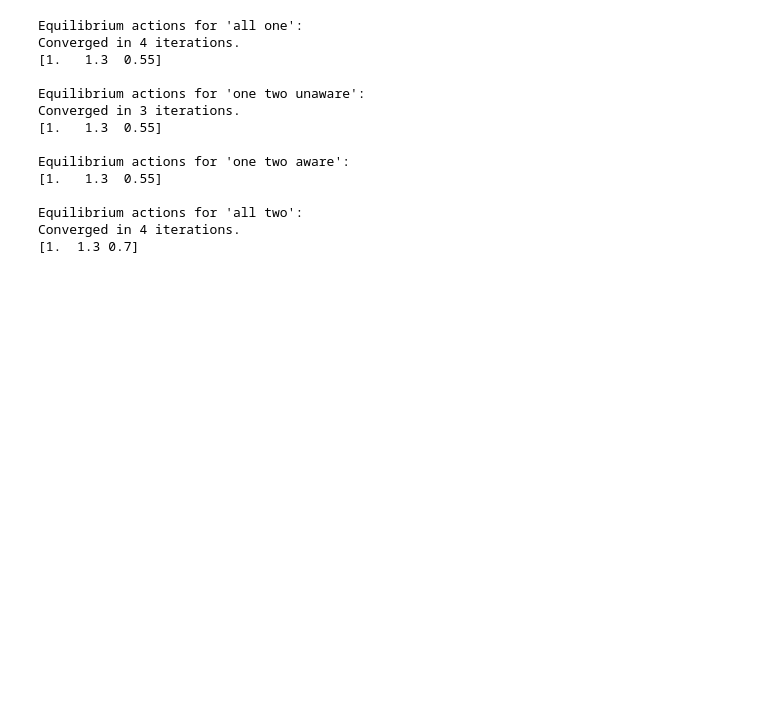
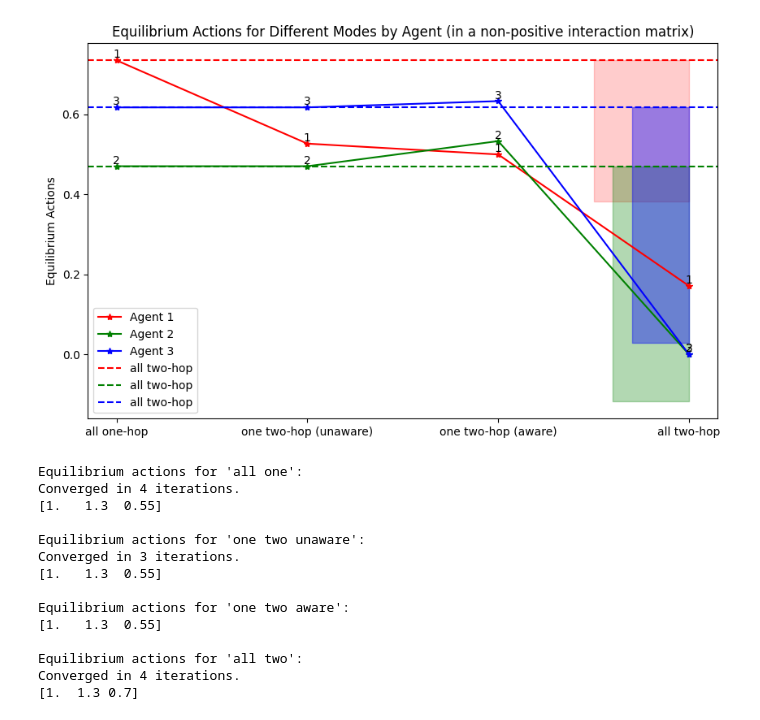
Before and after one commit to RamanEbrahimi/Research, a Jupyter notebook: K-level Network/k-hop - GameSec/k-hop-example_2.ipynb, the cells around one changed output. Saved outputs shown, nothing was run; the diff lists cells and outputs as text; code cells hidden in the pictures; blank space fills up the shorter version.

```diff
--- a/K-level Network/k-hop - GameSec/k-hop-example_2.ipynb
+++ b/K-level Network/k-hop - GameSec/k-hop-example_2.ipynb
@@ -237,0 +168,87 @@ plt.show()
+# %%
+G = np.array([[0, 0.3, 0.2],
+              [0.3, 0, 0.5],
+              [0.2, 0.5, 0]])
+
+q = np.ones(len(G))
+
+# Testing all modes
+print("Equilibrium actions for 'all one':")
+equilibrium_all_one = find_equilibrium(G, q, mode='all one')
+print(equilibrium_all_one)
+
+print("\nEquilibrium actions for 'one two unaware':")
+equilibrium_one_two = find_equilibrium(G, q, mode='one two unaware')
+print(equilibrium_one_two)
+
+print("\nEquilibrium actions for 'one two aware':")
+equilibrium_one_two_aware = find_equilibrium(G, q, mode='one two aware')
+print(equilibrium_one_two_aware)
+
+print("\nEquilibrium actions for 'all two':")
+equilibrium_all_two = find_equilibrium(G, q, mode='all two')
+print(equilibrium_all_two)
+
+# print("\nEquilibrium actions for 'all three':")
+# equilibrium_all_three = find_equilibrium(G, q, mode='all three')
+# print(equilibrium_all_three)
+
+# Create a list of equilibrium values and their corresponding labels
+equilibrium_values = np.array([equilibrium_all_one, equilibrium_one_two, equilibrium_one_two_aware, equilibrium_all_two])
+modes = ['all one-hop', 'one two-hop (unaware)', 'one two-hop (aware)', 'all two-hop']
+agents = ['Agent 1', 'Agent 2', 'Agent 3']
+
+# Define the x positions
+x = np.arange(len(modes))
+
+# Compute bar_g_i and underline_g_i for each row i while keeping the sign
+bar_g_i = np.array([G[i][np.argmax(np.abs(G[i]))] for i in range(G.shape[0])])
+underline_g_i = np.array([G[i][np.argmin(np.abs(G[i]))] for i in range(G.shape[0])])
+
+# print(bar_g_i)
+# print(underline_g_i)
+
+# Compute the sums in the bounds
+sum_gkj_xj = np.sum(G @ equilibrium_all_one)
+# print(sum_gkj_xj)
+
+# Initialize arrays to store the bounds for each agent in the first mode
+lower_bound = np.zeros(len(agents))
+upper_bound = np.zeros(len(agents))
+
+# Calculate bounds for each agent in the first mode
+for i in range(len(agents)):
+    lower_bound[i] = equilibrium_all_one[i] - bar_g_i[i] * sum_gkj_xj
+    upper_bound[i] = equilibrium_all_one[i] - underline_g_i[i] * sum_gkj_xj
+
+# Plotting the line chart
+plt.figure(figsize=(10, 6))
+
+# Colors for each agent
+colors = ['r', 'g', 'b']
+
+# Adding lines for each agent
+for i, (agent, color) in enumerate(zip(agents, colors)):
+    plt.plot(x, equilibrium_values[:, i], marker='*', label=f'{agent}', color=color)
+    for j, value in enumerate(equilibrium_values[:, i]):
+        plt.text(x[j], value, str(i+1), ha='center', va='bottom')
+
+# Adding bounds as shaded areas for each agent in the first mode
+for i, color in enumerate(colors):
+    plt.fill_between([2.5+(0.1*i), 3], lower_bound[i], upper_bound[i], color=color, alpha=(0.2 + 0.1*i))
+
+# plot "all two-hop" equilibrium values as dashed lines for comparison
+for i, value in enumerate(equilibrium_all_one):
+    plt.axhline(y=value, linestyle='--', label='all two-hop', color=colors[i])
+
+# Adding title and labels
+plt.title('Equilibrium Actions for Different Modes by Agent (in a non-positive interaction matrix)')
+plt.ylabel('Equilibrium Actions')
+plt.xticks(x, modes)
+plt.legend()
+
+# Display the plot
+plt.show()
+
+# plt.savefig('equilibrium_actions (non-positive).png')
+# %% [output]
@@ -238,3 +269,4 @@ plt.show()
+[figure, added]
 # %%
 G = np.array([[0, 0, 0],
               [-0.3, 0, 0],
```
Also changed, not shown: parts of 3 cells of this notebook, 2 other files.
